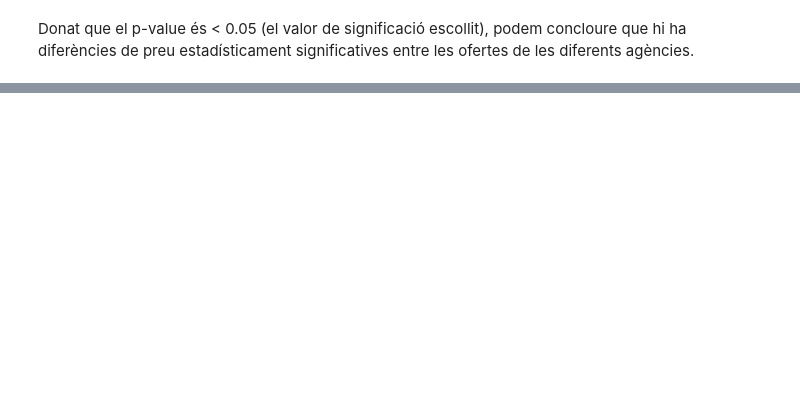
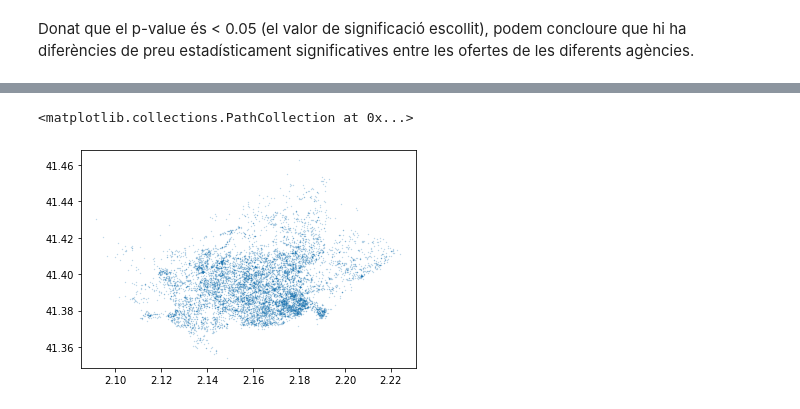
Before and after one commit to xordi/TPCD_Practica2, a Jupyter notebook: src/notebook.ipynb, the cells around one changed output, grey strips where cells are left out. Drawn from its saved outputs; the diff is of its cells as text; code cells hidden in the pictures; blank space fills up the shorter version.

```diff
--- a/src/notebook.ipynb
+++ b/src/notebook.ipynb
@@ -423,0 +511,3 @@ Donat que el p-value és < 0.05 (el valor de significació escollit), podem conc
+# %%
+petits_propietaris = counts_realestate[np.logical_and(counts_realestate.counts>1, counts_realestate.counts<=10)].realestate
+apartments.loc[apartments.realestate.isin(petits_propietaris),"realestate_size"] = 'Petit'
@@ -423,0 +516,3 @@ Donat que el p-value és < 0.05 (el valor de significació escollit), podem conc
+# %%
+mitja = counts_realestate[np.logical_and(counts_realestate.counts>10, counts_realestate.counts<=50)].realestate
+apartments.loc[apartments.realestate.isin(mitja),"realestate_size"] = 'Mitja'
@@ -423,0 +713,5 @@ Donat que el p-value és < 0.05 (el valor de significació escollit), podem conc
+# %%
+plt.scatter(apartments.longitude,apartments.latitude, s=0.1, alpha=0.4, cmap='viridis')
+# %% [output]
+<matplotlib.collections.PathCollection at 0x...>
+[figure, added]
```
Also changed, not shown: parts of 49 cells of this notebook, 4 other files.
